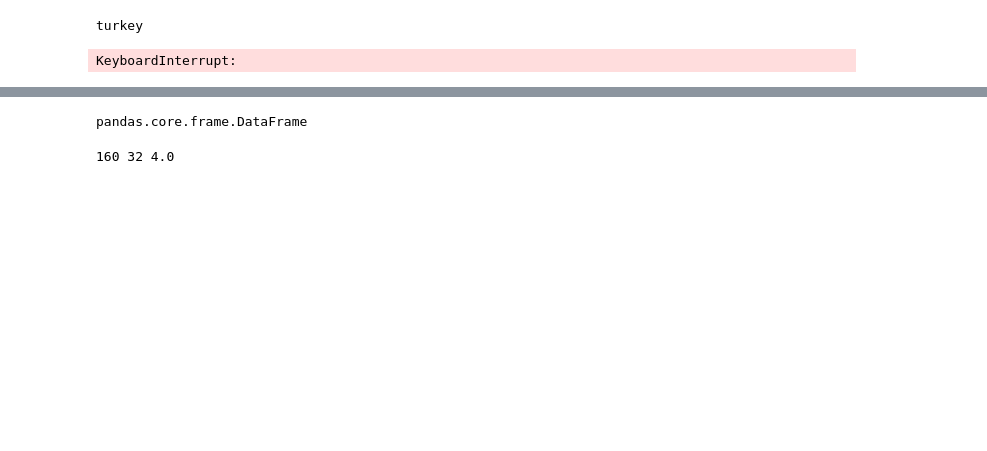
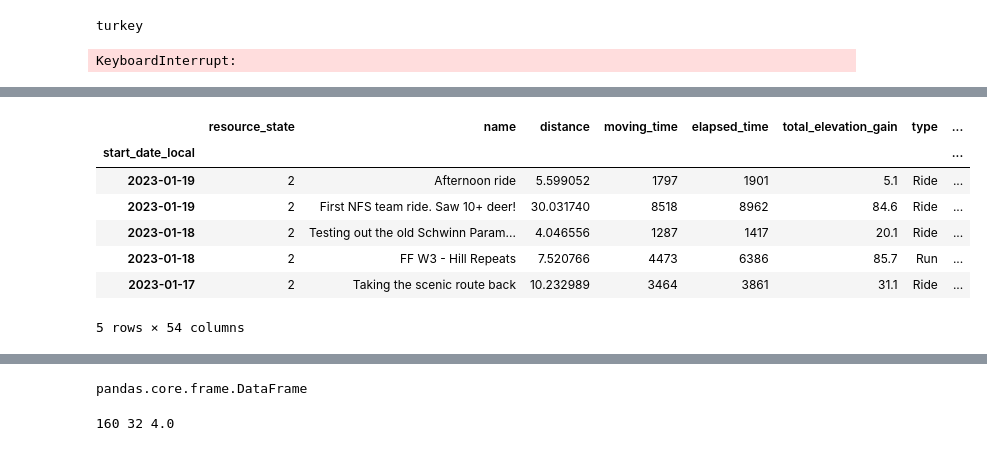
Before and after one commit to jimmyvluong/Strava_API_Fun, a Jupyter notebook: scripts/1_mileage_app.ipynb, the cells around one changed output, grey strips where cells are left out. Cells and saved outputs as stored; diff of their text form; code cells hidden in the pictures; blank space fills up the shorter version.

```diff
--- a/scripts/1_mileage_app.ipynb
+++ b/scripts/1_mileage_app.ipynb
@@ -120,6 +120,17 @@ activities_copy.loc[:, 'average_speed'] *= 2.23693629 # convert from meters/seco
 activities_copy.loc[:, 'max_speed'] *= 2.23693629 # convert from meters/second to miles/hour
 # set index
 activities_copy.set_index('start_date_local', inplace=True)
+# %%
+activities_copy.head()
+# %% [output]
+|  | resource_state | name | distance | moving_time | elapsed_time | total_elevation_gain | type | ... |
+| start_date_local |  |  |  |  |  |  |  | ... |
+| 2023-01-19 | 2 | Afternoon ride | 5.599052 | 1797 | 1901 | 5.1 | Ride | ... |
+| 2023-01-19 | 2 | First NFS team ride. Saw 10+ deer! | 30.031740 | 8518 | 8962 | 84.6 | Ride | ... |
+| 2023-01-18 | 2 | Testing out the old Schwinn Param... | 4.046556 | 1287 | 1417 | 20.1 | Ride | ... |
+| 2023-01-18 | 2 | FF W3 - Hill Repeats | 7.520766 | 4473 | 6386 | 85.7 | Run | ... |
+| 2023-01-17 | 2 | Taking the scenic route back | 10.232989 | 3464 | 3861 | 31.1 | Ride | ... |
+5 rows × 54 columns
 # %%
 miles_per_activity = pd.DataFrame(activities_copy.groupby(['type'])['distance'].sum().reset_index())
 miles_per_activity
```
Also changed, not shown: parts of 8 cells of this notebook, 1 other file.
